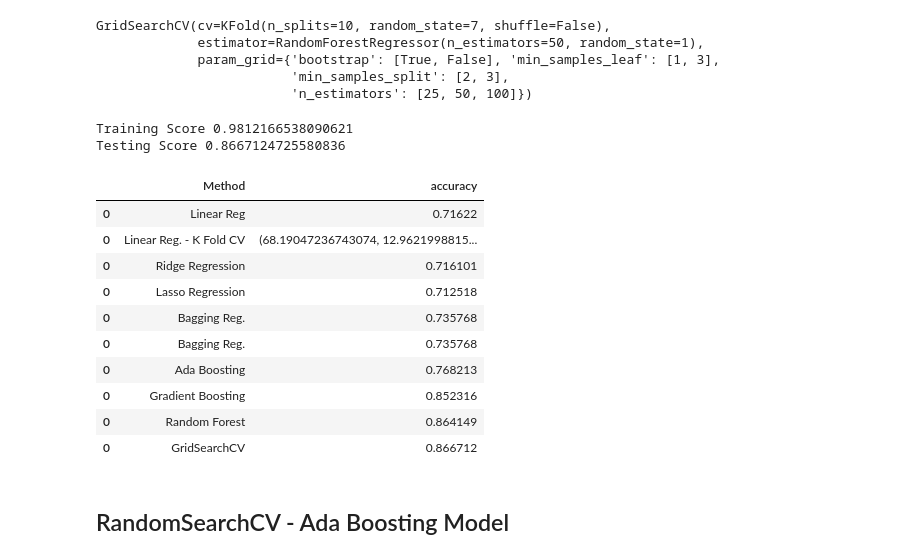
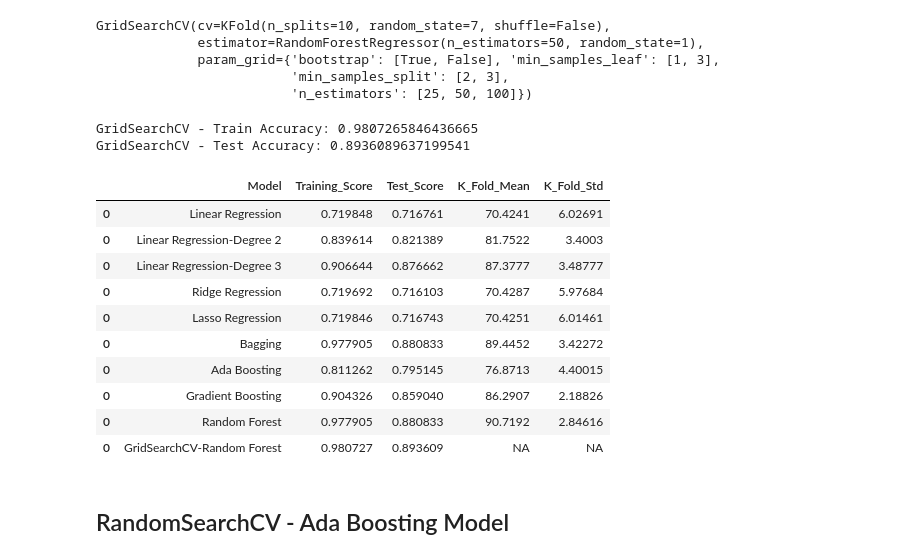
Before and after one commit to mohansameer1983/concrete-strength-prediction-aiml, a Jupyter notebook: Concrete Strength Prediction - Solution.ipynb, the cells around one changed output. Drawn from its saved outputs; the diff is of its cells as text; code cells hidden in the pictures.

```diff
--- a/Concrete Strength Prediction - Solution.ipynb
+++ b/Concrete Strength Prediction - Solution.ipynb
@@ -646,7 +783,8 @@ Gradient Boosting - Test Accuracy: 0.8523160764298228
 # %%
 #Store the accuracy results for each model in a dataframe for final comparison
-tempResultsDf = pd.DataFrame({'Method':['Gradient Boosting'], 'accuracy': [acc_GB]})
+tempResultsDf = pd.DataFrame({'Model':['Gradient Boosting'],'Training_Score': gbcl_train,
+                              'Test_Score': gbcl_test, 'K_Fold_Mean': kf_res_mean, 'K_Fold_Std': kf_res_std})
 resultsDf = pd.concat([resultsDf, tempResultsDf])
-resultsDf = resultsDf[['Method', 'accuracy']]
+resultsDf = resultsDf[['Model', 'Training_Score','Test_Score','K_Fold_Mean','K_Fold_Std']]
 resultsDf
 # %% [output]
@@ -675,0 +806,11 @@ RF - Test Accuracy: 0.8641493066645645
+# %%
+y_predict = rfcl.predict(X_test)
+rfcl_train=bgcl.score(X_train , y_train)
+print("Random Forest - Train Accuracy:",rfcl_train)
+rfcl_test = bgcl.score(X_test , y_test)
+print("Random Forest - Test Accuracy:",rfcl_test)
+
+results = cross_val_score(rfcl, X, y, cv=kfold, scoring='r2')
+print(results)
+kf_res_mean=results.mean()*100.0
+kf_res_std=results.std()*100.0
@@ -676,7 +822,8 @@ RF - Test Accuracy: 0.8641493066645645
 # %%
 #Store the accuracy results for each model in a dataframe for final comparison
-tempResultsDf = pd.DataFrame({'Method':['Random Forest'], 'accuracy': [acc_RF]})
+tempResultsDf = pd.DataFrame({'Model':['Random Forest'],'Training_Score': rfcl_train,
+                              'Test_Score': rfcl_test, 'K_Fold_Mean': kf_res_mean, 'K_Fold_Std': kf_res_std})
 resultsDf = pd.concat([resultsDf, tempResultsDf])
-resultsDf = resultsDf[['Method', 'accuracy']]
+resultsDf = resultsDf[['Model', 'Training_Score','Test_Score','K_Fold_Mean','K_Fold_Std']]
 resultsDf
 # %% [output]
@@ -712,30 +859,32 @@ GridSearchCV(cv=KFold(n_splits=10, random_state=7, shuffle=False),
                          'min_samples_split': [2, 3],
                          'n_estimators': [25, 50, 100]})
 # %%
-print("Training Score",grid.score(X_train,y_train))
-grid_cv= grid.score(X_test,y_test)
-print("Testing Score",grid_cv)
+grid_train=grid.score(X_train , y_train)
+print("GridSearchCV - Train Accuracy:",grid_train)
+grid_test = grid.score(X_test , y_test)
+print("GridSearchCV - Test Accuracy:",grid_test)
 # %% [output]
-Training Score 0.9812166538090621
-Testing Score 0.8667124725580836
+GridSearchCV - Train Accuracy: 0.9807265846436665
+GridSearchCV - Test Accuracy: 0.8936089637199541
 # %%
 #Store the accuracy results for each model in a dataframe for final comparison
-tempResultsDf = pd.DataFrame({'Method':['GridSearchCV'], 'accuracy': [grid_cv]})
+tempResultsDf = pd.DataFrame({'Model':['GridSearchCV-Random Forest'],'Training_Score': grid_train,
+                              'Test_Score': grid_test, 'K_Fold_Mean':'NA', 'K_Fold_Std': 'NA'})
 resultsDf = pd.concat([resultsDf, tempResultsDf])
-resultsDf = resultsDf[['Method', 'accuracy']]
+resultsDf = resultsDf[['Model', 'Training_Score','Test_Score','K_Fold_Mean','K_Fold_Std']]
 resultsDf
 # %% [output]
-|  | Method | accuracy |
-| 0 | Linear Reg | 0.71622 |
-| 0 | Linear Reg. - K Fold CV | (68.19047236743074, 12.9621998815... |
-| 0 | Ridge Regression | 0.716101 |
-| 0 | Lasso Regression | 0.712518 |
-| 0 | Bagging Reg. | 0.735768 |
-| 0 | Bagging Reg. | 0.735768 |
-| 0 | Ada Boosting | 0.768213 |
-| 0 | Gradient Boosting | 0.852316 |
-| 0 | Random Forest | 0.864149 |
-| 0 | GridSearchCV | 0.866712 |
+|  | Model | Training_Score | Test_Score | K_Fold_Mean | K_Fold_Std |
+| 0 | Linear Regression | 0.719848 | 0.716761 | 70.4241 | 6.02691 |
+| 0 | Linear Regression-Degree 2 | 0.839614 | 0.821389 | 81.7522 | 3.4003 |
+| 0 | Linear Regression-Degree 3 | 0.906644 | 0.876662 | 87.3777 | 3.48777 |
+| 0 | Ridge Regression | 0.719692 | 0.716103 | 70.4287 | 5.97684 |
+| 0 | Lasso Regression | 0.719846 | 0.716743 | 70.4251 | 6.01461 |
+| 0 | Bagging | 0.977905 | 0.880833 | 89.4452 | 3.42272 |
+| 0 | Ada Boosting | 0.811262 | 0.795145 | 76.8713 | 4.40015 |
+| 0 | Gradient Boosting | 0.904326 | 0.859040 | 86.2907 | 2.18826 |
+| 0 | Random Forest | 0.977905 | 0.880833 | 90.7192 | 2.84616 |
+| 0 | GridSearchCV-Random Forest | 0.980727 | 0.893609 | NA | NA |
 # %% [markdown]
 ## RandomSearchCV - Ada Boosting Model
 # %%
```
Also changed, not shown: parts of 64 cells of this notebook, 1 other file.
